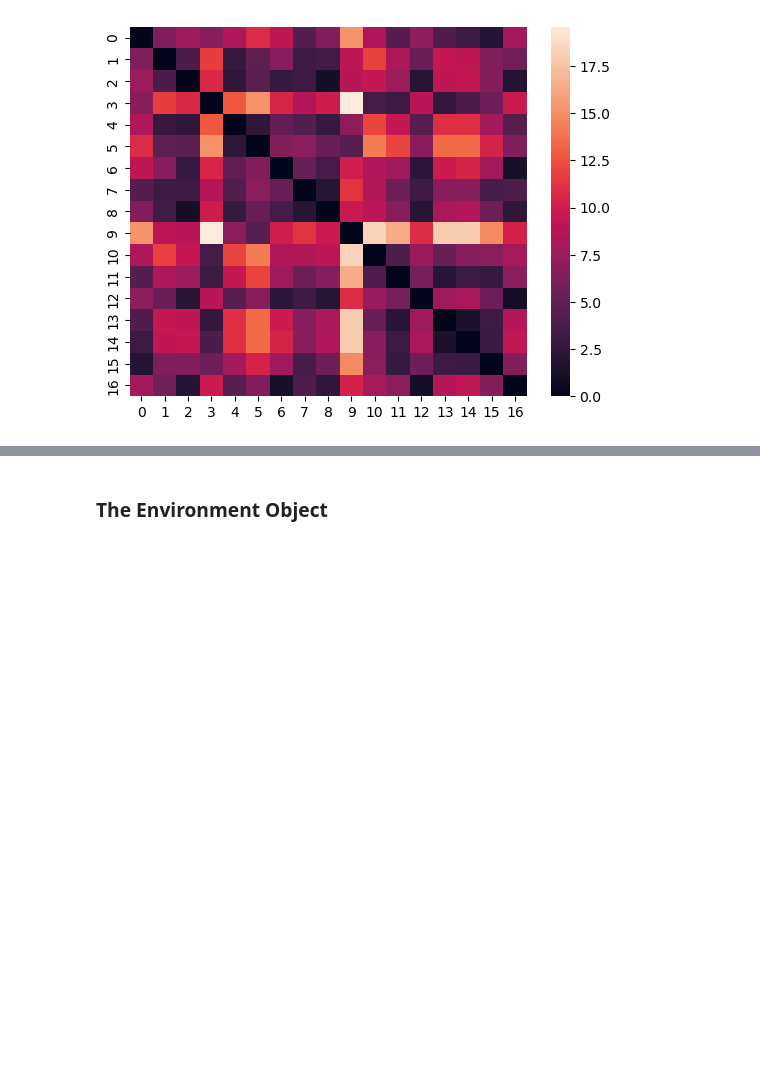
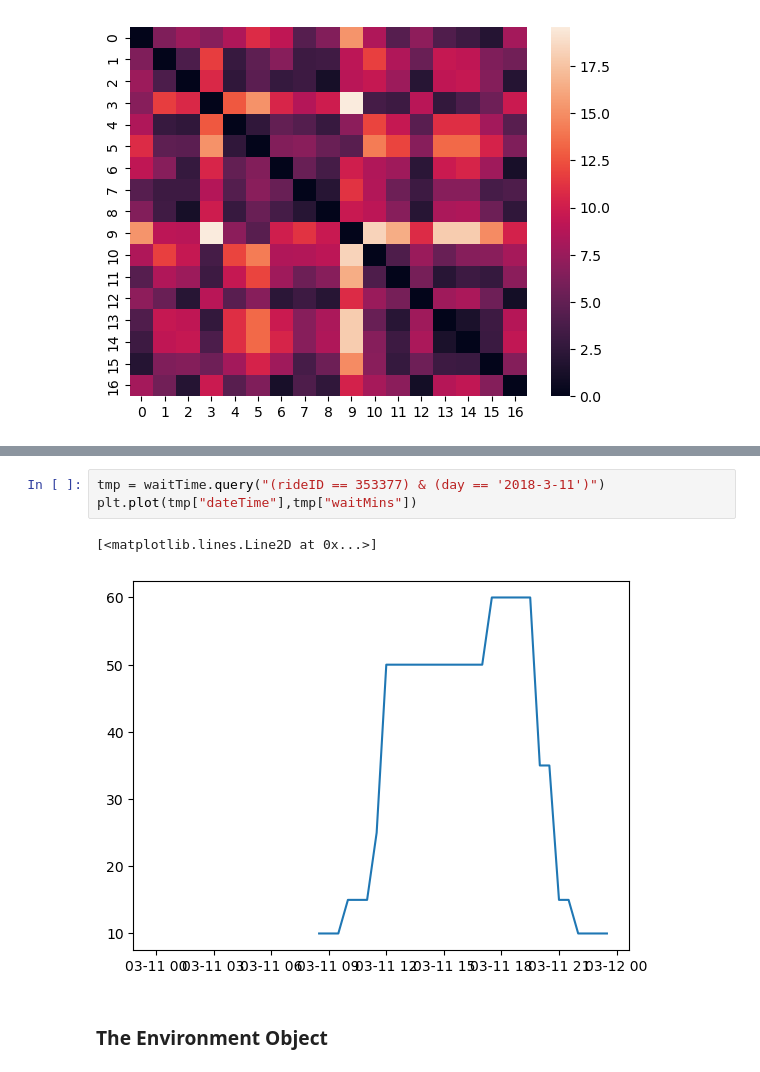
Before and after one commit to Hiroki39/DS-GA-3001-007-Final-Project, a Jupyter notebook: notebooks/basic processing and environment framework.ipynb, the cells around one changed output, grey strips where cells are left out. Drawn from its saved outputs; the diff is of its cells as text; blank space fills up the shorter version.

```diff
--- a/notebooks/basic processing and environment framework.ipynb
+++ b/notebooks/basic processing and environment framework.ipynb
@@ -184,3 +183,9 @@ waitTime.head()
+# %%
+tmp = waitTime.query("(rideID == 353377) & (day == '2018-3-11')")
+plt.plot(tmp["dateTime"],tmp["waitMins"])
+# %% [output]
+[<matplotlib.lines.Line2D at 0x...>]
+[figure, added]
 # %% [markdown]
 ### The Environment Object
 # %%
```
Also changed, not shown: parts of 10 cells of this notebook, 1 other file.
